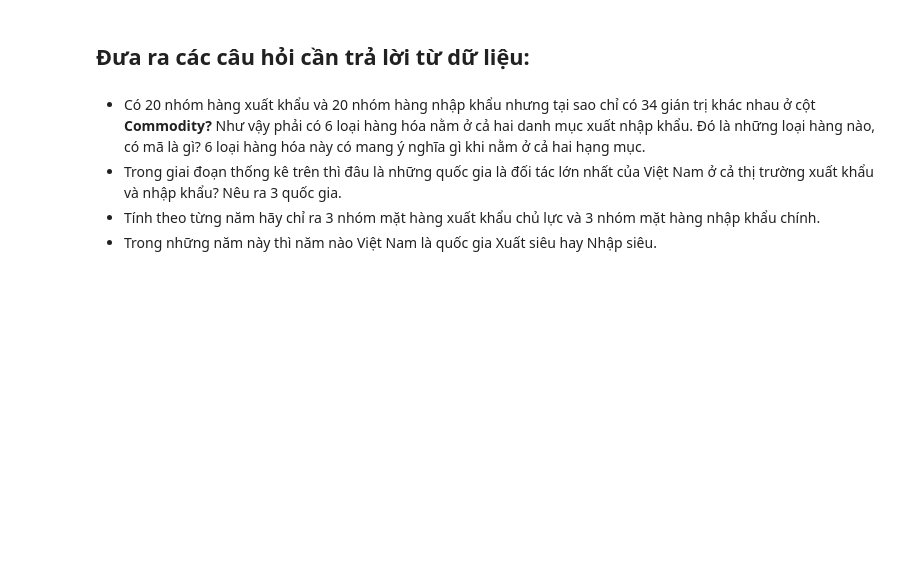
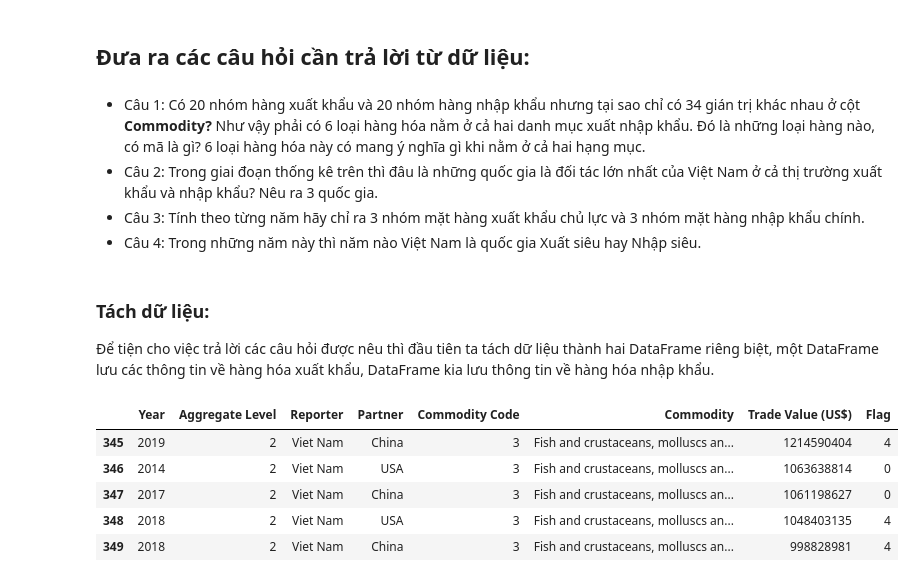
Before and after one commit to quangkhanh77/LTKHDL, a Jupyter notebook: 1712521-DuongHoangQuangKhanh.ipynb, the cells around one changed output. Saved outputs shown, nothing was run; the diff lists cells and outputs as text; code cells hidden in the pictures; blank space fills up the shorter version.

```diff
--- a/1712521-DuongHoangQuangKhanh.ipynb
+++ b/1712521-DuongHoangQuangKhanh.ipynb
@@ -188,7 +188,21 @@ Dữ liệu ở cột **Trade Flow** chỉ có hai giá trị là 'X' và 'M' t
 # %% [markdown]
 ## Đưa ra các câu hỏi cần trả lời từ dữ liệu:
 # %% [markdown]
-- Có 20 nhóm hàng xuất khẩu và 20 nhóm hàng nhập khẩu nhưng tại sao chỉ có 34 gián trị khác nhau ở cột **Commodity?** Như vậy phải có 6 loại hàng hóa nằm ở cả hai danh mục xuất nhập khẩu. Đó là những loại hàng nào, có mã là gì? 6 loại hàng hóa này có mang ý nghĩa gì khi nằm ở cả hai hạng mục.
-- Trong giai đoạn thống kê trên thì đâu là những quốc gia là đối tác lớn nhất của Việt Nam ở cả thị trường xuất khẩu và nhập khẩu? Nêu ra 3 quốc gia.
-- Tính theo từng năm hãy chỉ ra 3 nhóm mặt hàng xuất khẩu chủ lực và 3 nhóm mặt hàng nhập khẩu chính.
-- Trong những năm này thì năm nào Việt Nam là quốc gia Xuất siêu hay Nhập siêu.
+- Câu 1: Có 20 nhóm hàng xuất khẩu và 20 nhóm hàng nhập khẩu nhưng tại sao chỉ có 34 gián trị khác nhau ở cột **Commodity?** Như vậy phải có 6 loại hàng hóa nằm ở cả hai danh mục xuất nhập khẩu. Đó là những loại hàng nào, có mã là gì? 6 loại hàng hóa này có mang ý nghĩa gì khi nằm ở cả hai hạng mục.
+- Câu 2: Trong giai đoạn thống kê trên thì đâu là những quốc gia là đối tác lớn nhất của Việt Nam ở cả thị trường xuất khẩu và nhập khẩu? Nêu ra 3 quốc gia.
+- Câu 3: Tính theo từng năm hãy chỉ ra 3 nhóm mặt hàng xuất khẩu chủ lực và 3 nhóm mặt hàng nhập khẩu chính.
+- Câu 4: Trong những năm này thì năm nào Việt Nam là quốc gia Xuất siêu hay Nhập siêu.
+# %% [markdown]
+### Tách dữ liệu:
+Để tiện cho việc trả lời các câu hỏi được nêu thì đầu tiên ta tách dữ liệu thành hai DataFrame riêng biệt, một DataFrame lưu các thông tin về hàng hóa xuất khẩu, DataFrame kia lưu thông tin về hàng hóa nhập khẩu.
+# %%
+export_df = data[data["Trade Flow"] == 'X']
+export_df=export_df.drop(labels="Trade Flow", axis=1)
+export_df.head()
+# %% [output]
+|  | Year | Aggregate Level | Reporter | Partner | Commodity Code | Commodity | Trade Value (US$) | Flag |
+| 345 | 2019 | 2 | Viet Nam | China | 3 | Fish and crustaceans, molluscs an... | 1214590404 | 4 |
+| 346 | 2014 | 2 | Viet Nam | USA | 3 | Fish and crustaceans, molluscs an... | 1063638814 | 0 |
+| 347 | 2017 | 2 | Viet Nam | China | 3 | Fish and crustaceans, molluscs an... | 1061198627 | 0 |
+| 348 | 2018 | 2 | Viet Nam | USA | 3 | Fish and crustaceans, molluscs an... | 1048403135 | 4 |
+| 349 | 2018 | 2 | Viet Nam | China | 3 | Fish and crustaceans, molluscs an... | 998828981 | 4 |
```
Also changed, not shown: parts of 6 cells of this notebook.
